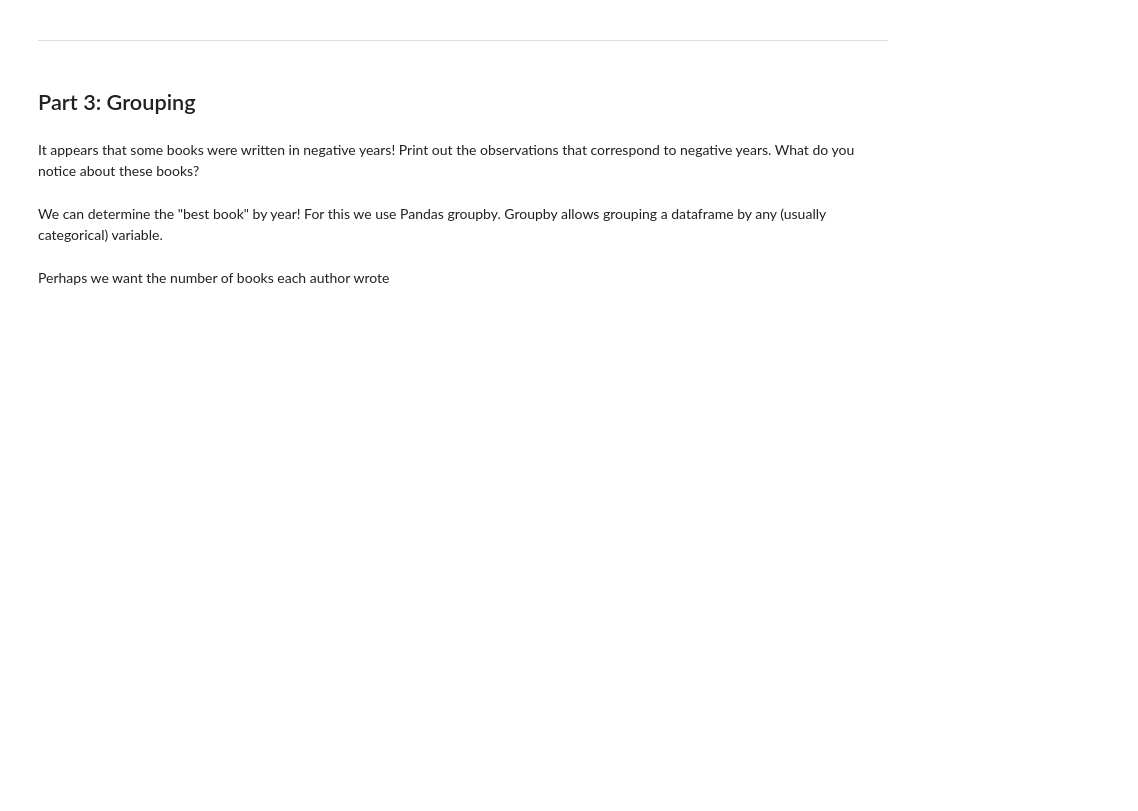
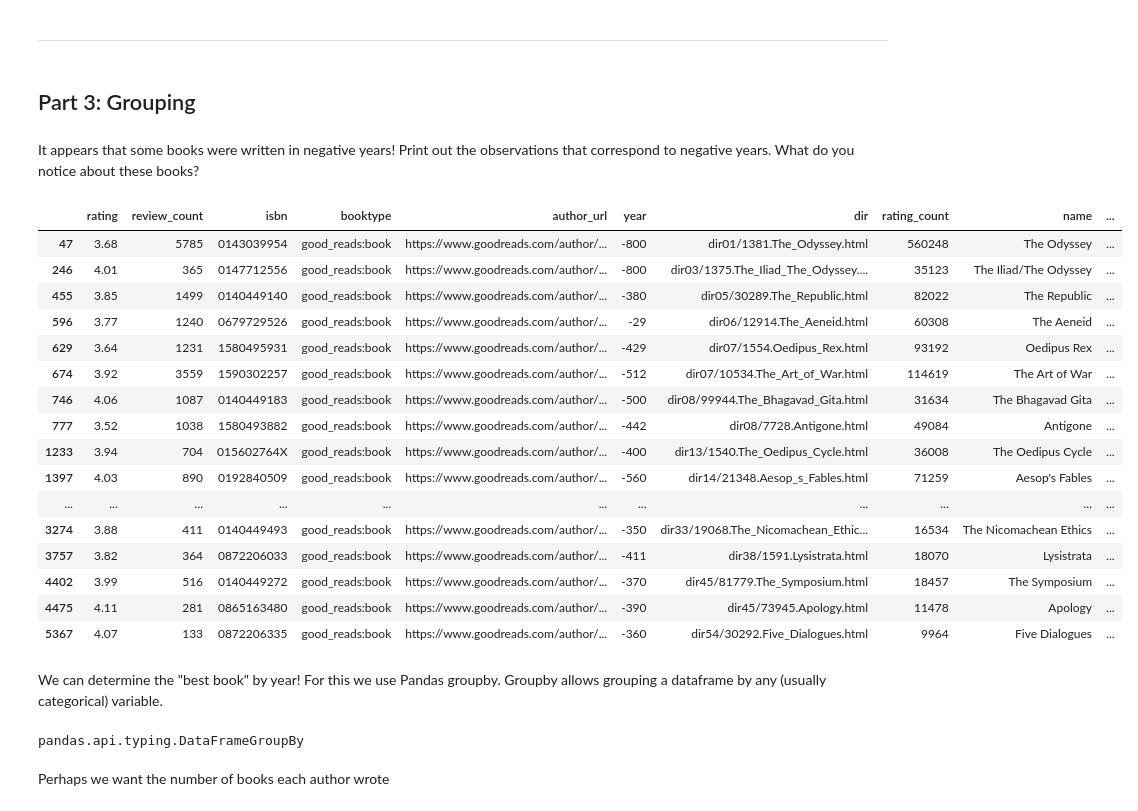
Before and after one commit to mostafa06saeedi/TechStack-AI-2026, a Jupyter notebook: Week2/Tasks/Task1.ipynb, the cells around one changed output. Saved outputs shown, nothing was run; the diff lists cells and outputs as text; code cells hidden in the pictures; blank space fills up the shorter version.

```diff
--- a/Week2/Tasks/Task1.ipynb
+++ b/Week2/Tasks/Task1.ipynb
@@ -245,7 +249,7 @@ Lets wrap the above code into a function which we will then use
 # Write a function that accepts an author url and returns the author's name based on your experimentation above
 def get_author(url):
     # your code here
-    name = url.___(___)[___].___(___)[___:][___]
+    name = url.split('/')[-1].split('.')[1:][0]
     #######
     return name
 # %%
@@ -268,7 +286,7 @@ df.genre_urls.head()
 
 #Test out some string operations to isolate the genre name
 test_genre_string=df.genre_urls[0]
-genres=test_genre_string.___().split(___)
+genres=test_genre_string.strip().split('|')
 for e in genres:
-    print(e.___(___)[___])
+    print(e.split('/')[2])
     "|".join(genres)
@@ -279,9 +311,9 @@ Write a function that accepts a genre url and returns the genre name based on yo
 # %%
 def split_and_join_genres(url):
     # your code here
-    genres=url.___().split(___)
-    genres=[e.___(___)[___] for e in genres]
-    return ___.join(genres)
+    genres=url.strip().split('|')
+    genres=[e.split('/')[-1] for e in genres]
+    return '|'.join(genres)
 # %% [markdown]
 Test your function
 # %%
@@ -316,13 +363,33 @@ df.to_csv("data/cleaned-goodreads.csv", index=False, header=True)
 It appears that some books were written in negative years!  Print out the observations that correspond to negative years.  What do you notice about these books?
 # %%
 # your code here
-df[df.year ___ 0].___
+df[df.year < 0]
 #These are books written before the Common Era (BCE, equivalent to BC).
+# %% [output]
+|  | rating | review_count | isbn | booktype | author_url | year | dir | rating_count | name | ... |
+| 47 | 3.68 | 5785 | 0143039954 | good_reads:book | https://www.goodreads.com/author/... | -800 | dir01/1381.The_Odyssey.html | 560248 | The Odyssey | ... |
+| 246 | 4.01 | 365 | 0147712556 | good_reads:book | https://www.goodreads.com/author/... | -800 | dir03/1375.The_Iliad_The_Odyssey.... | 35123 | The Iliad/The Odyssey | ... |
+| 455 | 3.85 | 1499 | 0140449140 | good_reads:book | https://www.goodreads.com/author/... | -380 | dir05/30289.The_Republic.html | 82022 | The Republic | ... |
+| 596 | 3.77 | 1240 | 0679729526 | good_reads:book | https://www.goodreads.com/author/... | -29 | dir06/12914.The_Aeneid.html | 60308 | The Aeneid | ... |
+| 629 | 3.64 | 1231 | 1580495931 | good_reads:book | https://www.goodreads.com/author/... | -429 | dir07/1554.Oedipus_Rex.html | 93192 | Oedipus Rex | ... |
+| 674 | 3.92 | 3559 | 1590302257 | good_reads:book | https://www.goodreads.com/author/... | -512 | dir07/10534.The_Art_of_War.html | 114619 | The Art of War | ... |
+| 746 | 4.06 | 1087 | 0140449183 | good_reads:book | https://www.goodreads.com/author/... | -500 | dir08/99944.The_Bhagavad_Gita.html | 31634 | The Bhagavad Gita | ... |
+| 777 | 3.52 | 1038 | 1580493882 | good_reads:book | https://www.goodreads.com/author/... | -442 | dir08/7728.Antigone.html | 49084 | Antigone | ... |
+| 1233 | 3.94 | 704 | 015602764X | good_reads:book | https://www.goodreads.com/author/... | -400 | dir13/1540.The_Oedipus_Cycle.html | 36008 | The Oedipus Cycle | ... |
+| 1397 | 4.03 | 890 | 0192840509 | good_reads:book | https://www.goodreads.com/author/... | -560 | dir14/21348.Aesop_s_Fables.html | 71259 | Aesop's Fables | ... |
+| ... | ... | ... | ... | ... | ... | ... | ... | ... | ... | ... |
+| 3274 | 3.88 | 411 | 0140449493 | good_reads:book | https://www.goodreads.com/author/... | -350 | dir33/19068.The_Nicomachean_Ethic... | 16534 | The Nicomachean Ethics | ... |
+| 3757 | 3.82 | 364 | 0872206033 | good_reads:book | https://www.goodreads.com/author/... | -411 | dir38/1591.Lysistrata.html | 18070 | Lysistrata | ... |
+| 4402 | 3.99 | 516 | 0140449272 | good_reads:book | https://www.goodreads.com/author/... | -370 | dir45/81779.The_Symposium.html | 18457 | The Symposium | ... |
+| 4475 | 4.11 | 281 | 0865163480 | good_reads:book | https://www.goodreads.com/author/... | -390 | dir45/73945.Apology.html | 11478 | Apology | ... |
+| 5367 | 4.07 | 133 | 0872206335 | good_reads:book | https://www.goodreads.com/author/... | -360 | dir54/30292.Five_Dialogues.html | 9964 | Five Dialogues | ... |
 # %% [markdown]
 We can determine the "best book" by year! For this we use Pandas groupby. Groupby allows grouping a dataframe by any (usually categorical) variable.
 # %%
 dfgb_author = df.groupby('author')
 type(dfgb_author)
+# %% [output]
+pandas.api.typing.DataFrameGroupBy
 # %% [markdown]
 Perhaps we want the number of books each author wrote
 # %%
```
Also changed, not shown: parts of 18 cells of this notebook.
